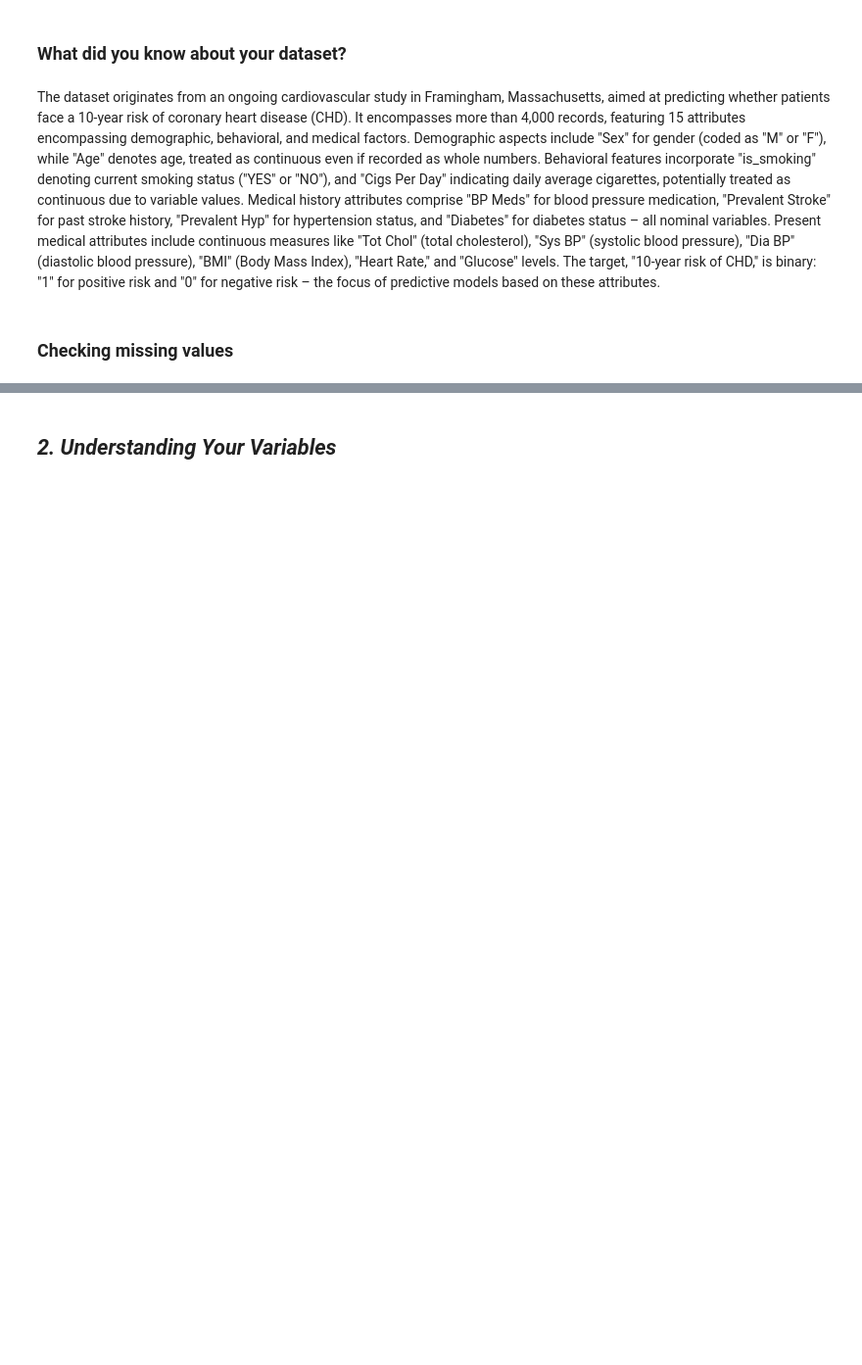
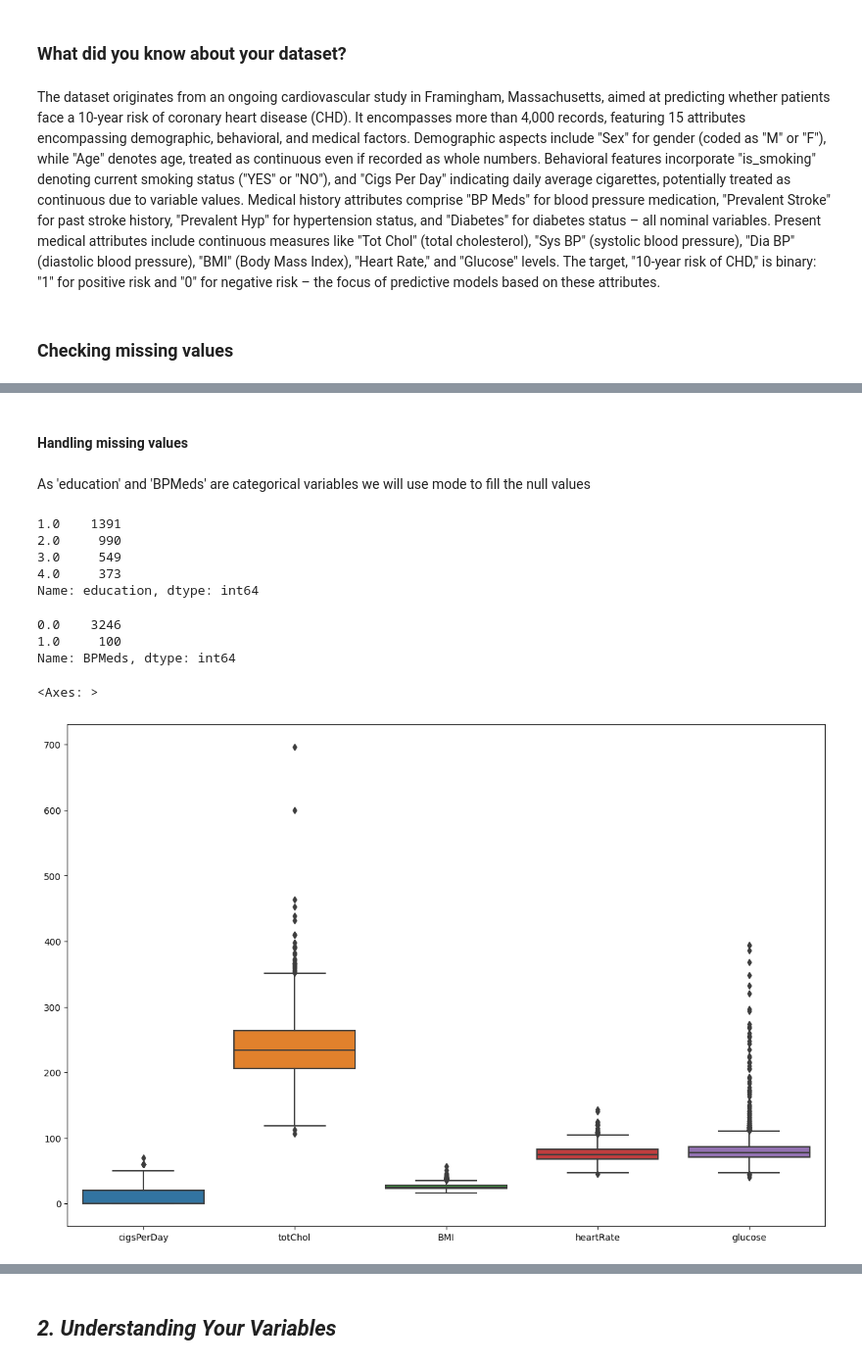
Before and after one commit to Vipilkhapre/Cardiovascular-Risk-Prediction, a Jupyter notebook: Cardiovascular Risk Prediction.ipynb, the cells around one changed output, grey strips where cells are left out. Shown at 98% size. Cells and saved outputs as stored; diff of their text form; code cells hidden in the pictures; blank space fills up the shorter version.

```diff
--- a/Cardiovascular Risk Prediction.ipynb
+++ b/Cardiovascular Risk Prediction.ipynb
@@ -145,0 +125,18 @@ df['glucose'] = df['glucose'].fillna(df['glucose'].mean())
+# %% [markdown]
+#### Handling missing values
+# %% [markdown]
+As 'education' and 'BPMeds' are categorical variables we will use mode to fill the null values
+# %%
+df['education'].value_counts()
+# %% [output]
+1.0    1391
+2.0     990
+3.0     549
+4.0     373
+Name: education, dtype: int64
+# %%
+df['BPMeds'].value_counts()
+# %% [output]
+0.0    3246
+1.0     100
+Name: BPMeds, dtype: int64
@@ -145,0 +150,6 @@ df['glucose'] = df['glucose'].fillna(df['glucose'].mean())
+# %%
+plt.figure(figsize = (15,10))
+sns.boxplot(data = df[['cigsPerDay','totChol','BMI','heartRate','glucose']])
+# %% [output]
+<Axes: >
+[figure, added]
```
Also changed, not shown: parts of 35 cells of this notebook, 4 other files.
